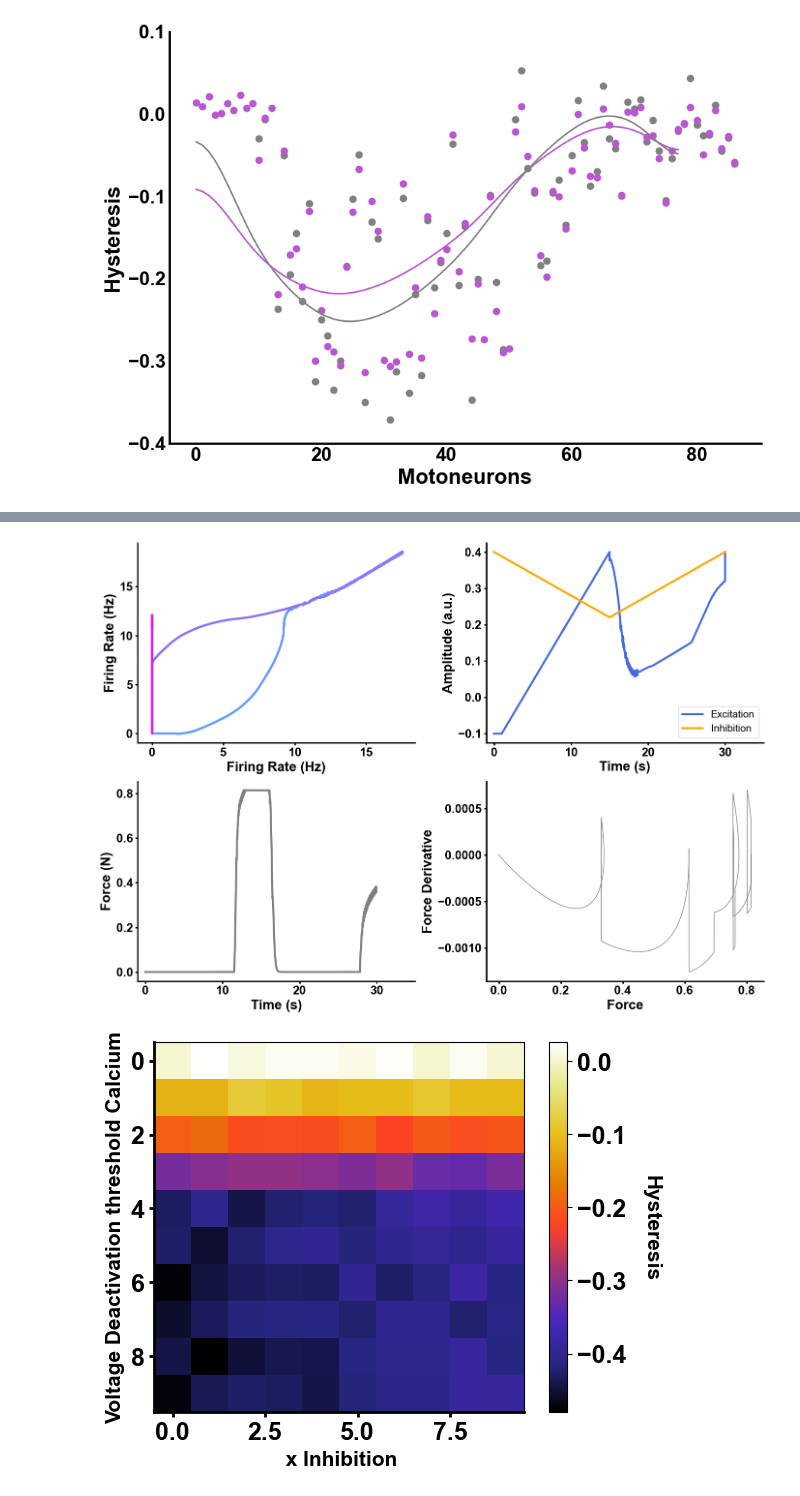
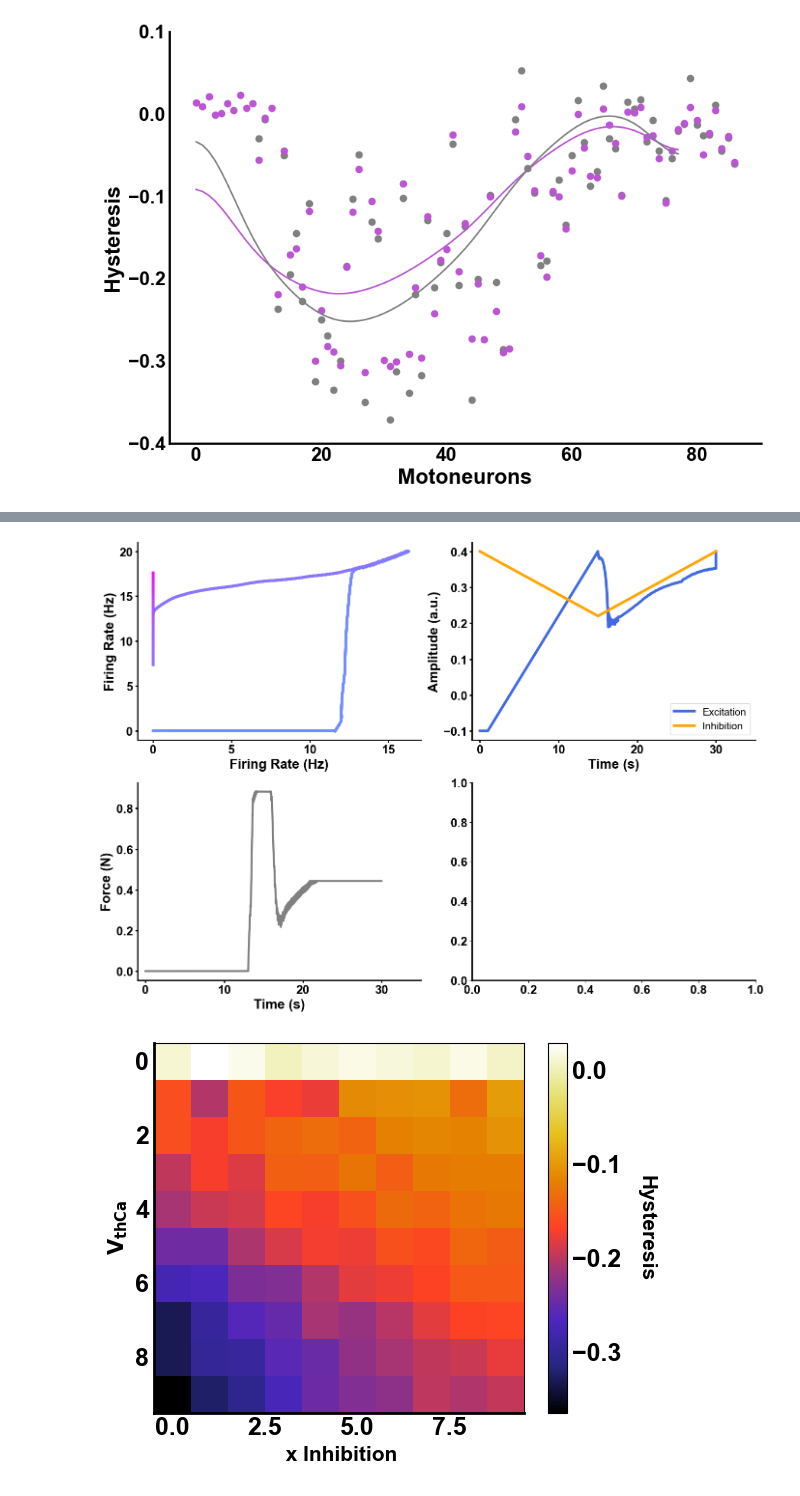
Before and after one commit to natmtc/flexible-motoneuron-control, a Jupyter notebook: Figures.ipynb, the cells around one changed output, grey strips where cells are left out. Saved outputs shown, nothing was run; the diff lists cells and outputs as text; code cells hidden in the pictures.

```diff
--- a/Figures.ipynb
+++ b/Figures.ipynb
@@ -81,0 +131,7 @@ plt.show()
+# %%
+file_path = "/Users/nmt121/Desktop/Repositories/Motoneuron_Model/Data_MN_Model/Data_final/firingsTA_sin_fac_12.jld2"
+
+with h5py.File(file_path, 'r') as f:
+    firings_similar = f['trajectory2_controlled'][:].T
+
+firings_similar.shape
@@ -361,34 +563,34 @@ plt.show()
 # %%
-file_path = "/Users/nmt121/Desktop/Repositories/Motoneuron_Model/Data_MN_Model/Data_final/Controller/TA_1314_changeinh_withstartPIC_2loop/exc_TA_MN13_14_inh_PICstart.jld2"
+file_path = "/Users/nmt121/Desktop/Repositories/Motoneuron_Model/Data_MN_Model/Data_final/Controller/TA_4245_changeinh_withstartPIC_2loop/exc_TA_MN42_45_inh_PICstart.jld2"
 
 with h5py.File(file_path, 'r') as f:
     exc1 = f['tr_new'][:]
 
 
-file_path = "/Users/nmt121/Desktop/Repositories/Motoneuron_Model/Data_MN_Model/Data_final/Controller/TA_1314_changeinh_withstartPIC_2loop/force_TA_MN13_14_inh_PICstart.jld2"
+file_path = "/Users/nmt121/Desktop/Repositories/Motoneuron_Model/Data_MN_Model/Data_final/Controller/TA_4245_changeinh_withstartPIC_2loop/force_TA_MN42_45_inh_PICstart.jld2"
 
 with h5py.File(file_path, 'r') as f:
     force = f['force'][:]
 
 
-file_path = "Data_MN_Model/Data_final/Controller/TA_1314_changeinh_withstartPIC_2loop/inh_TA_MN13_14_inh_PICstart.jld2"
+file_path = "Data_MN_Model/Data_final/Controller/TA_4245_changeinh_withstartPIC_2loop/inh_TA_MN42_45_inh_PICstart.jld2"
 
 with h5py.File(file_path, 'r') as f:
     inh = f['inh_input'][:]
 
 
-file_path = "Data_MN_Model/Data_final/Controller/TA_1314_changeinh_withstartPIC_2loop/originaltrajectory_TA_MN13_14_inh_PICstart"
+file_path = "Data_MN_Model/Data_final/Controller/TA_4245_changeinh_withstartPIC_2loop/originaltrajectory_TA_MN42_45_inh_PICstart"
 
 with h5py.File(file_path, 'r') as f:
     original = f['trajectory2_controlled'][:]
 
-file_path = "Data_MN_Model/Data_final/Controller/TA_1314_changeinh_withstartPIC_2loop/trajectory_controlled_TA_MN13_14_inh_PICstart.jld2"
+file_path = "Data_MN_Model/Data_final/Controller/TA_4245_changeinh_withstartPIC_2loop/trajectory_controlled_TA_MN42_45_inh_PICstart.jld2"
 
 with h5py.File(file_path, 'r') as f:
     new = f['trajectory2_controlled'][:]
 
 
-file_path = "/Users/nmt121/Desktop/Repositories/Motoneuron_Model/Data_MN_Model/Data_final/Controller/TA_1314_changeinh_withstartPIC_2loop/force_derivative.jld2"
+# file_path = "/Users/nmt121/Desktop/Repositories/Motoneuron_Model/Data_MN_Model/Data_final/Controller/TA_1314_changeinh_withstartPIC_2loop/force_derivative.jld2"
 
-with h5py.File(file_path, 'r') as f:
-    force_derivative = f['force_derivative'][:]
+# with h5py.File(file_path, 'r') as f:
+#     force_derivative = f['force_derivative'][:]
@@ -407,7 +675,7 @@ cmap = cm.get_cmap('cool', new.shape[1])  # Using binary colormap
 
 # First subplot: New Trajectory with gradient from binary colormap
 for i in range(new.shape[1] - 1):
-    axs[0, 0].plot(new[0, i:i+2], new[1, i:i+2], color=cmap(i / new.shape[1]), linewidth=3)
+    axs[0, 0].plot(new[0, i:i+2], new[1, i:i+2], color=cmap(i / new.shape[1]), linewidth=4)
 
 axs[0, 0].set_xlabel("Firing Rate (Hz)", fontsize=20, fontweight='bold')
 axs[0, 0].set_ylabel("Firing Rate (Hz)", fontsize=20, fontweight='bold')
@@ -417,8 +685,8 @@ axs[0, 0].grid(False)
 axs[0, 0].set_xlim(left=-1)
 
 # Second subplot: Excitation and Inhibition
-axs[0, 1].plot(exc1, label='Excitation', color='royalblue', linewidth=3)
-axs[0, 1].plot(inh, label='Inhibition', color='orange', linewidth=3)
+axs[0, 1].plot(exc1, label='Excitation', color='royalblue', linewidth=4)
+axs[0, 1].plot(inh, label='Inhibition', color='orange', linewidth=4)
 axs[0, 1].set_xlabel("Time (s)", fontsize=20, fontweight='bold')
 axs[0, 1].set_ylabel("Amplitude (a.u.)", fontsize=20, fontweight='bold')
 axs[0, 1].legend(fontsize=15)
@@ -438,12 +706,12 @@ axs[1, 0].set_xticklabels([f'{int(x/20000)}' for x in axs[1, 0].get_xticks()], f
 axs[1, 0].grid(False)
 axs[1, 0].set_xlim(-20000, 700000)
 
-# Fourth subplot: Force and Force Derivative (zoomed)
-axs[1, 1].plot(force[300000:450000], force_derivative[300000:450000], color='gray', linewidth=1)
-axs[1, 1].set_xlabel("Force", fontsize=20, fontweight='bold')
-axs[1, 1].set_ylabel("Force Derivative", fontsize=20, fontweight='bold')
-axs[1, 1].tick_params(axis='both', which='major', labelsize=18, width=2, labelcolor='black')
-axs[1, 1].grid(False)
+# # Fourth subplot: Force and Force Derivative (zoomed)
+# axs[1, 1].plot(force[300000:450000], force_derivative[300000:450000], color='gray', linewidth=1)
+# axs[1, 1].set_xlabel("Force", fontsize=20, fontweight='bold')
+# axs[1, 1].set_ylabel("Force Derivative", fontsize=20, fontweight='bold')
+# axs[1, 1].tick_params(axis='both', which='major', labelsize=18, width=2, labelcolor='black')
+# axs[1, 1].grid(False)
 
 # Make axis spines thicker and set tick labels bold for all subplots
 for ax in axs.flat:
@@ -459,18 +727,18 @@ for ax in axs.flat:
 # Adjust layout and appearance
 plt.tight_layout()
 sns.despine()
-plt.savefig('/Users/nmt121/Desktop/figures/Controller_changingINH_PICstart_2loop_1314.png', dpi=300, bbox_inches='tight')
+plt.savefig('/Users/nmt121/Desktop/figures/trial4245.png', dpi=300, bbox_inches='tight')
 
 # Show plot
 plt.show()
 # %% [output]
-[figure, old version]
+[figure, new version]
 # %%
 import matplotlib.pyplot as plt
 import h5py
 
 # Load the hysteresis data from the .jld2 file
-file_path = "/Users/nmt121/Desktop/Repositories/Motoneuron_Model/Data_MN_Model/Heatmap_values/hysteresis_heatmap1_balanced.jld2"
+file_path = "/Users/nmt121/Desktop/Repositories/Motoneuron_Model/Data_MN_Model/Heatmap_values/hysteresis_heatmap1.jld2"
 with h5py.File(file_path, 'r') as f:
     hyst = f['hysteresis_for_each_inh'][:].T
 
@@ -482,7 +750,7 @@ plt.imshow(hyst, cmap='CMRmap')
 
 # Set the x and y labels with the same font size and weight as before
 plt.xlabel(" x Inhibition", fontsize=15, fontweight='bold')
-plt.ylabel("Voltage Deactivation threshold Calcium", fontsize=15, fontweight='bold')
+plt.ylabel(r"$\mathbf{V_{thCa}}$", fontsize=15)
 
 # Add a colorbar and customize its font size
 cbar = plt.colorbar()
@@ -491,33 +759,35 @@ cbar.ax.tick_params(labelsize=18)
 # Set colorbar tick labels to bold
 for tick in cbar.ax.get_yticklabels():
     tick.set_fontweight('bold')
 
 # Customize tick parameters (font size, width, color, and fontweight for bold numbers)
 plt.tick_params(axis='both', which='major', labelsize=18, width=2, labelcolor='black')
 
 # Manually set the fontweight of the tick labels to bold
 ax = plt.gca()  # Get current axis
 for tick in ax.get_xticklabels():
     tick.set_fontweight('bold')
 for tick in ax.get_yticklabels():
     tick.set_fontweight('bold')
 
 # Make axis spines thicker for consistency
 ax.spines['bottom'].set_linewidth(2)
 ax.spines['left'].set_linewidth(2)
 ax.tick_params(axis='both', which='both', length=0)
 
 # Disable grid to match previous plots
 plt.grid(False)
 
 # Display the plot
 cbar.set_label('Hysteresis', fontsize=15, fontweight='bold', fontname='Arial', rotation=270, labelpad=25)
+ax.spines['bottom'].set_linewidth(2)  # Make bottom axis thicker
+ax.spines['left'].set_linewidth(2)
+cbar.ax.tick_params(size=0)  # Set tick size to 0 to remove the small lines
 
-
-plt.savefig('/Users/nmt121/Desktop/figures/HeatmapMN1_balanced.png', dpi=300, bbox_inches='tight')
+plt.savefig('/Users/nmt121/Desktop/figures/HeatmapMN1_constant.png', dpi=300, bbox_inches='tight')
 
 
 # Display the plot
 plt.show()
 # %% [output]
-[figure, old version]
+[figure, new version]
```
Also changed, not shown: parts of 15 cells of this notebook, 7 other files.
